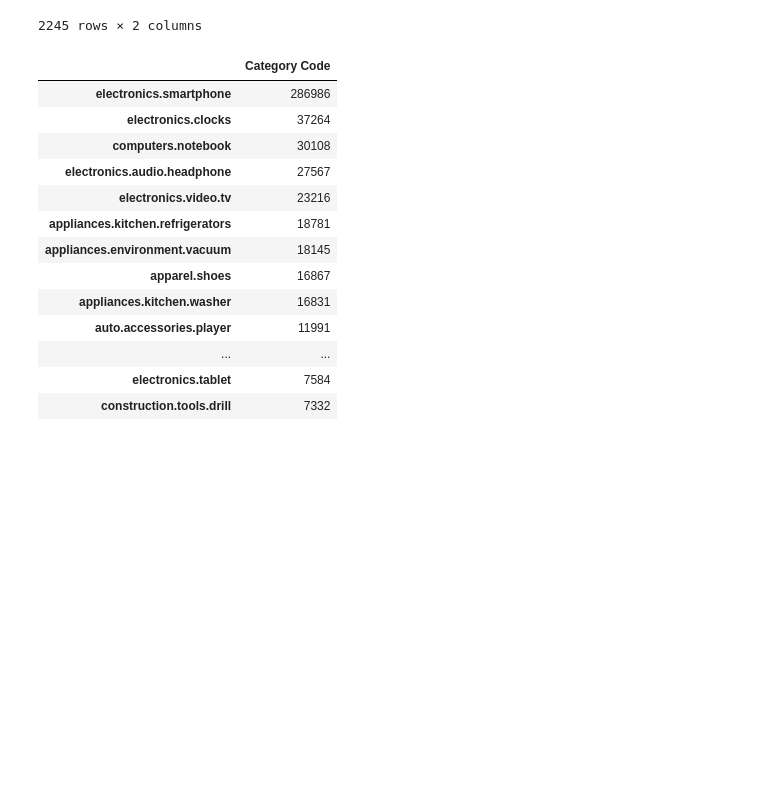
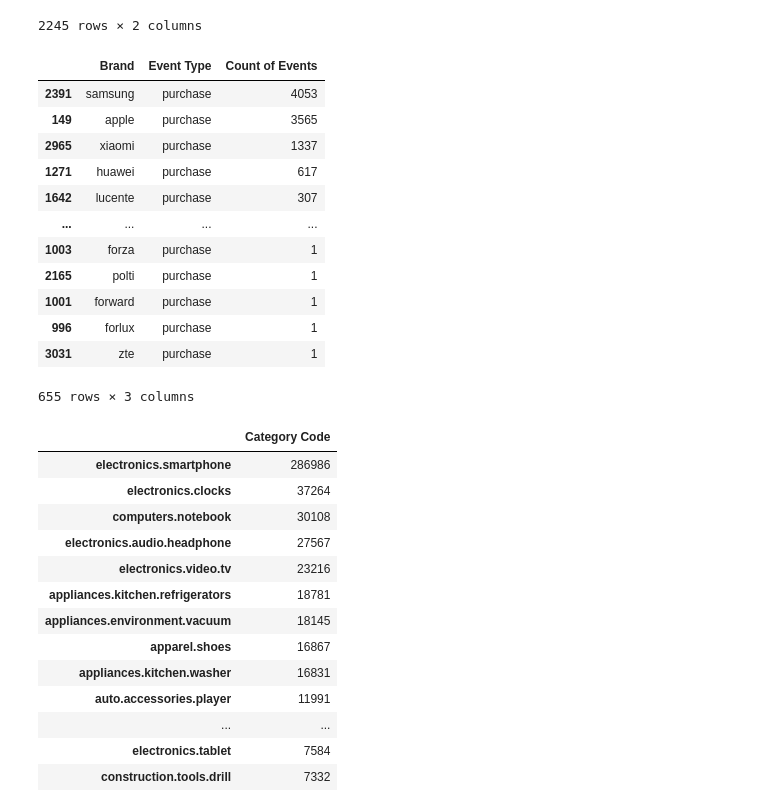
Before and after one commit to mjjohnson94/microFarm, a Jupyter notebook: User Session Analysis.ipynb, the cells around one changed output. Drawn from its saved outputs; the diff is of its cells as text; code cells hidden in the pictures; blank space fills up the shorter version.

```diff
--- a/User Session Analysis.ipynb
+++ b/User Session Analysis.ipynb
@@ -153,6 +153,28 @@ brandTypes
 | 2243 | Zarkoperfume | 1 |
 | 2244 | Zvezda | 1 |
 2245 rows × 2 columns
+# %%
+## Calculate
+
+brandEventData = pd.DataFrame(userSession_Data.groupby(["Brand", "Event Type"]).size(), columns=['Count of Events']).reset_index()
+
+brandPurchaseData = brandEventData[brandEventData['Event Type'] == 'purchase']
+
+brandPurchaseData.sort_values(by='Count of Events', ascending=False)
+# %% [output]
+|  | Brand | Event Type | Count of Events |
+| 2391 | samsung | purchase | 4053 |
+| 149 | apple | purchase | 3565 |
+| 2965 | xiaomi | purchase | 1337 |
+| 1271 | huawei | purchase | 617 |
+| 1642 | lucente | purchase | 307 |
+| ... | ... | ... | ... |
+| 1003 | forza | purchase | 1 |
+| 2165 | polti | purchase | 1 |
+| 1001 | forward | purchase | 1 |
+| 996 | forlux | purchase | 1 |
+| 3031 | zte | purchase | 1 |
+655 rows × 3 columns
 # %%
 # Count the instances of each category code by using the value_counts() method
 # This will return the count of instances for each unique category code
```
